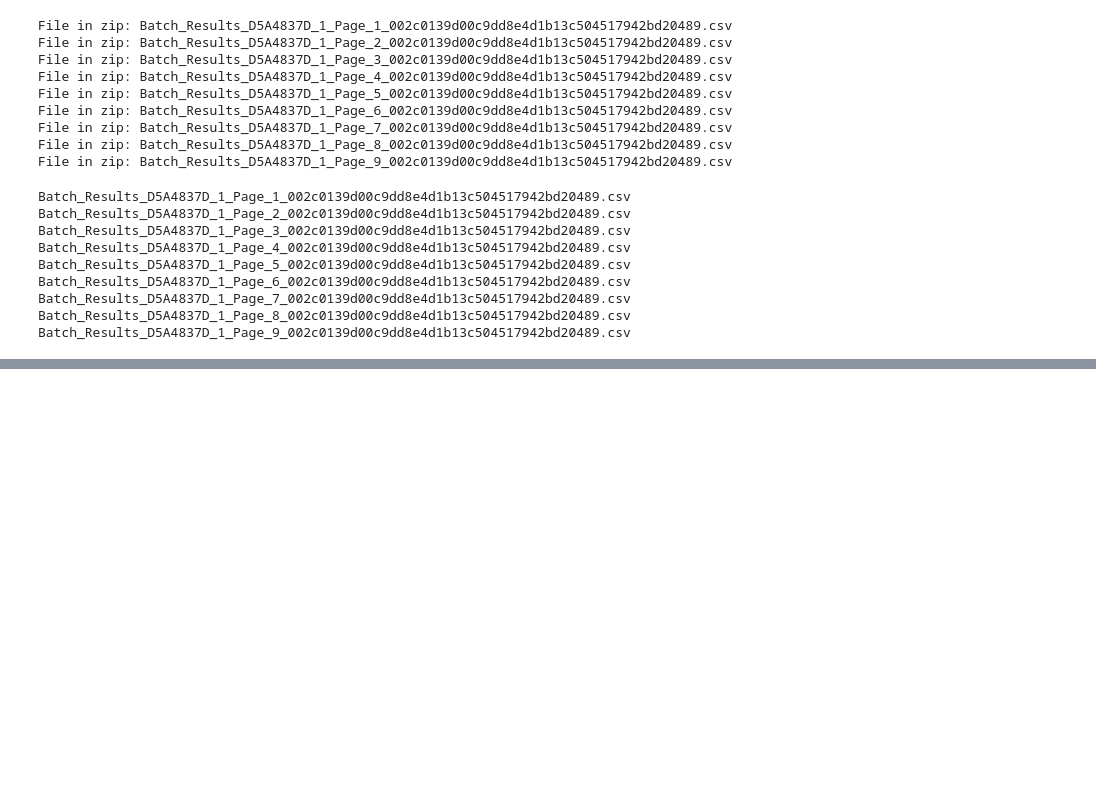
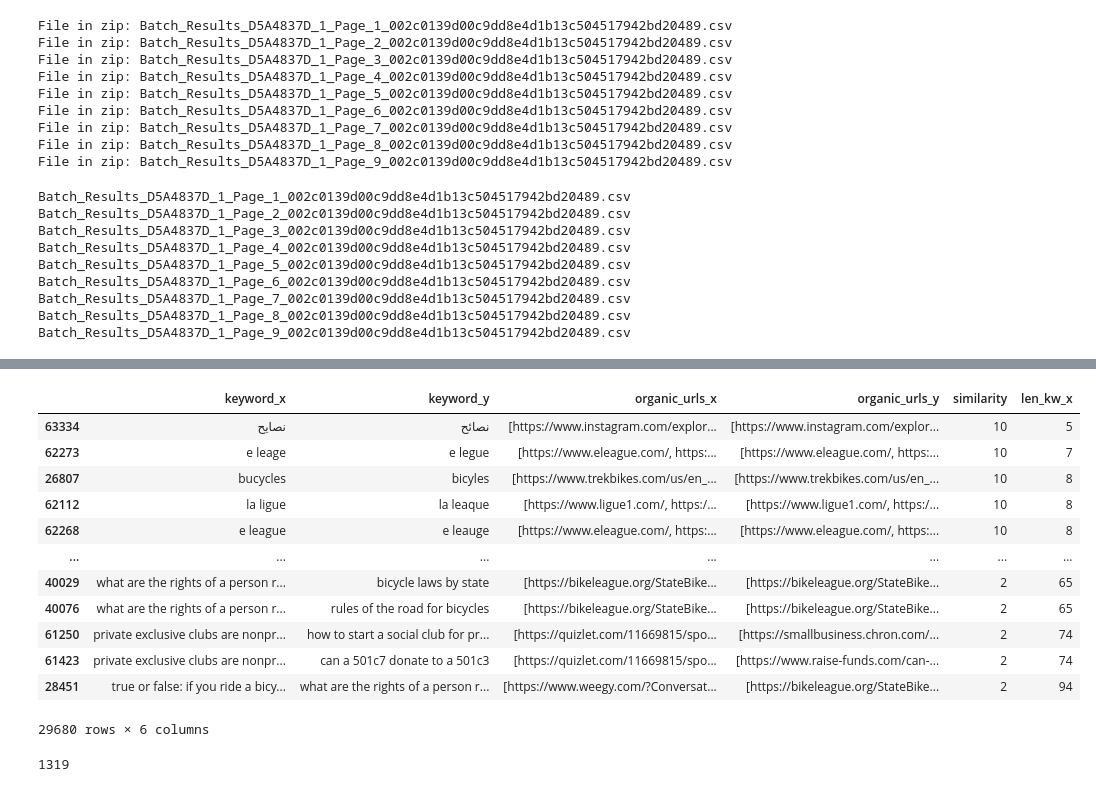
Before and after one commit to FrontAnalyticsInc/data-winners, a Jupyter notebook: analysis-clustering-keywords/cluster-keywors-with-valueserp.ipynb, the cells around one changed output, grey strips where cells are left out. Saved outputs shown, nothing was run; the diff lists cells and outputs as text; code cells hidden in the pictures; blank space fills up the shorter version.

```diff
--- a/analysis-clustering-keywords/cluster-keywors-with-valueserp.ipynb
+++ b/analysis-clustering-keywords/cluster-keywors-with-valueserp.ipynb
@@ -364,0 +417,24 @@ df_cluster.groupby(['serp_cluster','query']).first()#.reset_index().groupby(['se
+# %%
+
+possible_pairs = []
+def cross( x ):
+    res = [{"keyword_x":a, "keyword_y":b} for idx, a in enumerate(x) for b in x[idx + 1:]]
+
+
+    possible_pairs.extend(res)
+    return res
+
+serp_results_by_url.apply(lambda x: cross(x.organic_keywords), axis=1)
+
+serp_results_crossed = pd.DataFrame(possible_pairs)
+
+# drop duplicates
+serp_results_crossed = serp_results_crossed.drop_duplicates()
+
+serp_results_crossed = serp_results_crossed.merge(serp_results_by_keyword, left_on="keyword_x", right_on="keyword")
+serp_results_crossed['organic_urls_x'] = serp_results_crossed['organic_urls']
+serp_results_crossed = serp_results_crossed.drop(['keyword', 'organic_urls'], axis=1)
+serp_results_crossed = serp_results_crossed.merge(serp_results_by_keyword, left_on="keyword_y", right_on="keyword")
+serp_results_crossed['organic_urls_y'] = serp_results_crossed['organic_urls']
+serp_results_crossed = serp_results_crossed.drop(['keyword', 'organic_urls'], axis=1)
+serp_results_crossed
@@ -364,0 +455,32 @@ df_cluster.groupby(['serp_cluster','query']).first()#.reset_index().groupby(['se
+# %%
+# Only compare the top k_urls results
+def serps_similarity(a, b):
+
+    distance = len(set(a) & set(b))
+
+    return distance
+
+# Apply the function
+serp_results_crossed['similarity'] = serp_results_crossed.apply(lambda x: serps_similarity(x.organic_urls_x, x.organic_urls_y), axis=1)
+#serps_compared = matched_serps[['keyword', 'keyword_b', 'si_simi']]
+#serps_compared
+# %%
+# similarty greater than n common_urls
+
+serp_results_crossed['len_kw_x'] = serp_results_crossed['keyword_x'].apply(len)
+serp_results_crossed = serp_results_crossed[ serp_results_crossed['similarity'] >= common_urls ].sort_values(['similarity','len_kw_x'],ascending=[False,True])
+serp_results_crossed
+# %% [output]
+|  | keyword_x | keyword_y | organic_urls_x | organic_urls_y | similarity | len_kw_x |
+| 63334 | نصايح | نصائح | [https://www.instagram.com/explor... | [https://www.instagram.com/explor... | 10 | 5 |
+| 62273 | e leage | e legue | [https://www.eleague.com/, https:... | [https://www.eleague.com/, https:... | 10 | 7 |
+| 26807 | bucycles | bicyles | [https://www.trekbikes.com/us/en_... | [https://www.trekbikes.com/us/en_... | 10 | 8 |
+| 62112 | la ligue | la leaque | [https://www.ligue1.com/, https:/... | [https://www.ligue1.com/, https:/... | 10 | 8 |
+| 62268 | e league | e leauge | [https://www.eleague.com/, https:... | [https://www.eleague.com/, https:... | 10 | 8 |
+| ... | ... | ... | ... | ... | ... | ... |
+| 40029 | what are the rights of a person r... | bicycle laws by state | [https://bikeleague.org/StateBike... | [https://bikeleague.org/StateBike... | 2 | 65 |
+| 40076 | what are the rights of a person r... | rules of the road for bicycles | [https://bikeleague.org/StateBike... | [https://bikeleague.org/StateBike... | 2 | 65 |
+| 61250 | private exclusive clubs are nonpr... | how to start a social club for pr... | [https://quizlet.com/11669815/spo... | [https://smallbusiness.chron.com/... | 2 | 74 |
+| 61423 | private exclusive clubs are nonpr... | can a 501c7 donate to a 501c3 | [https://quizlet.com/11669815/spo... | [https://www.raise-funds.com/can-... | 2 | 74 |
+| 28451 | true or false: if you ride a bicy... | what are the rights of a person r... | [https://www.weegy.com/?Conversat... | [https://bikeleague.org/StateBike... | 2 | 94 |
+29680 rows × 6 columns
@@ -364,0 +521,4 @@ df_cluster.groupby(['serp_cluster','query']).first()#.reset_index().groupby(['se
+# %%
+len(topic_groups_numbered)
+# %% [output]
+1319
```
Also changed, not shown: parts of 36 cells of this notebook, 6 other files.
